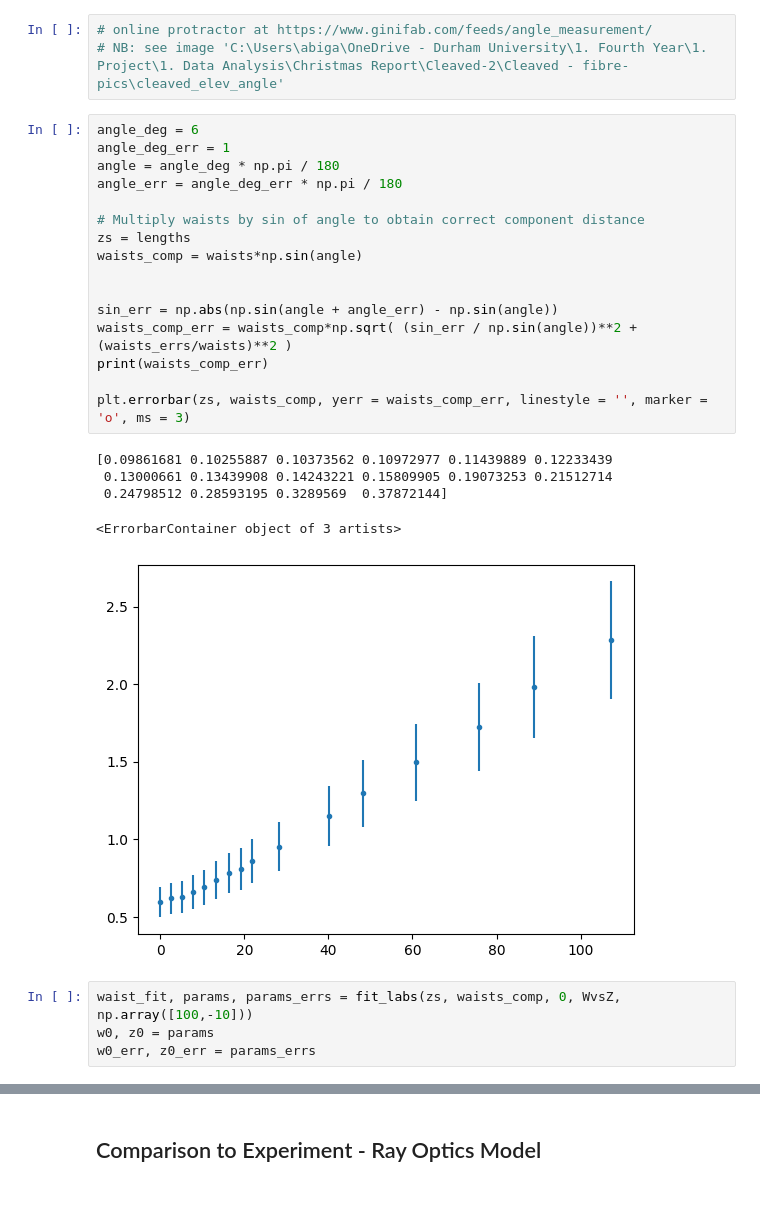
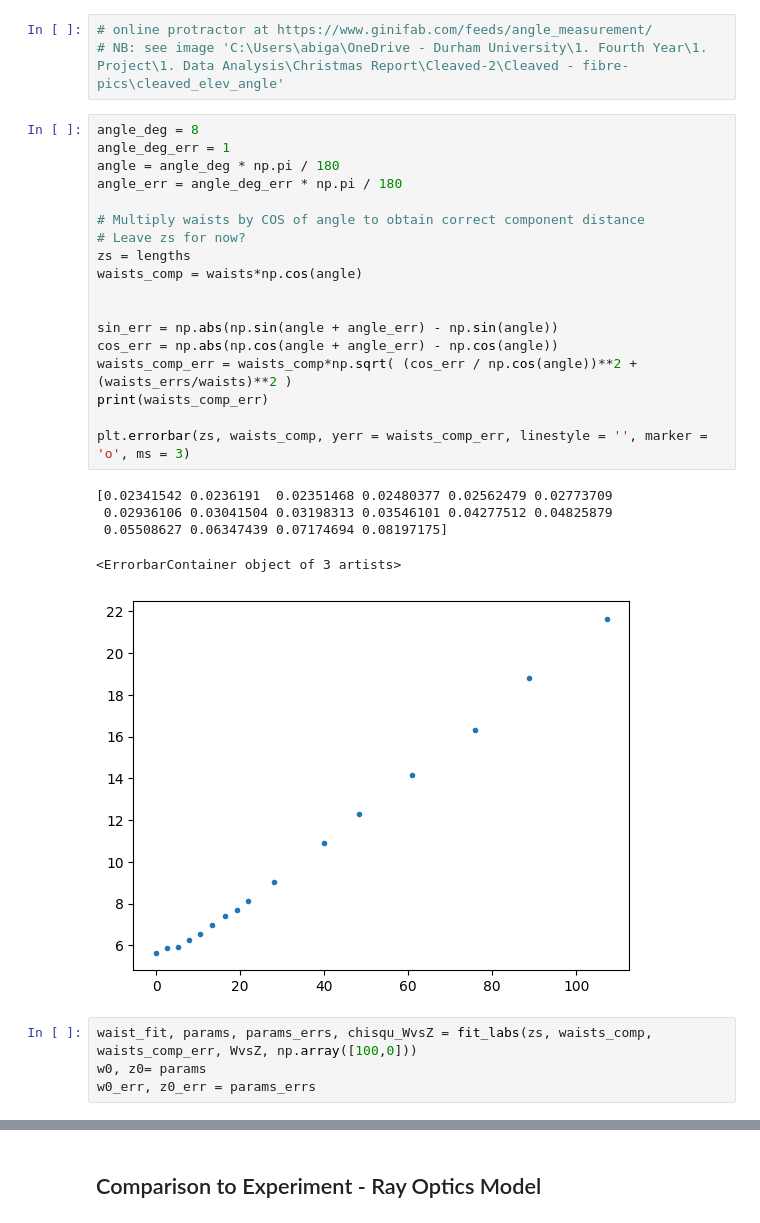
Before and after one commit to akay8/Level4Project, a Jupyter notebook: Cleaved_Fibre.ipynb, the cells around one changed output, grey strips where cells are left out. Cells and saved outputs as stored; diff of their text form.

```diff
--- a/Cleaved_Fibre.ipynb
+++ b/Cleaved_Fibre.ipynb
@@ -284,30 +284,32 @@ Angle of elevation
 # online protractor at https://www.ginifab.com/feeds/angle_measurement/
 # NB: see image 'C:\Users\abiga\OneDrive - Durham University\1. Fourth Year\1. Project\1. Data Analysis\Christmas Report\Cleaved-2\Cleaved - fibre- pics\cleaved_elev_angle'
 # %%
-angle_deg = 6
+angle_deg = 8
 angle_deg_err = 1
 angle = angle_deg * np.pi / 180
 angle_err = angle_deg_err * np.pi / 180
 
-# Multiply waists by sin of angle to obtain correct component distance
+# Multiply waists by COS of angle to obtain correct component distance
+# Leave zs for now?
 zs = lengths
-waists_comp = waists*np.sin(angle)
+waists_comp = waists*np.cos(angle)
 
 
 sin_err = np.abs(np.sin(angle + angle_err) - np.sin(angle))
-waists_comp_err = waists_comp*np.sqrt( (sin_err / np.sin(angle))**2 + (waists_errs/waists)**2 )
+cos_err = np.abs(np.cos(angle + angle_err) - np.cos(angle))
+waists_comp_err = waists_comp*np.sqrt( (cos_err / np.cos(angle))**2 + (waists_errs/waists)**2 )
 print(waists_comp_err)
 
 plt.errorbar(zs, waists_comp, yerr = waists_comp_err, linestyle = '', marker = 'o', ms = 3)
 # %% [output]
-[0.09861681 0.10255887 0.10373562 0.10972977 0.11439889 0.12233439
- 0.13000661 0.13439908 0.14243221 0.15809905 0.19073253 0.21512714
- 0.24798512 0.28593195 0.3289569  0.37872144]
+[0.02341542 0.0236191  0.02351468 0.02480377 0.02562479 0.02773709
+ 0.02936106 0.03041504 0.03198313 0.03546101 0.04277512 0.04825879
+ 0.05508627 0.06347439 0.07174694 0.08197175]
 <ErrorbarContainer object of 3 artists>
-[figure, old version]
+[figure, new version]
 # %%
-waist_fit, params, params_errs = fit_labs(zs, waists_comp, 0, WvsZ, np.array([100,-10]))
-w0, z0 = params
+waist_fit, params, params_errs, chisqu_WvsZ = fit_labs(zs, waists_comp, waists_comp_err, WvsZ, np.array([100,0]))
+w0, z0= params
 w0_err, z0_err = params_errs
 # %%
 # Plot waists vs Z:
```
Also changed, not shown: parts of 15 cells of this notebook.
